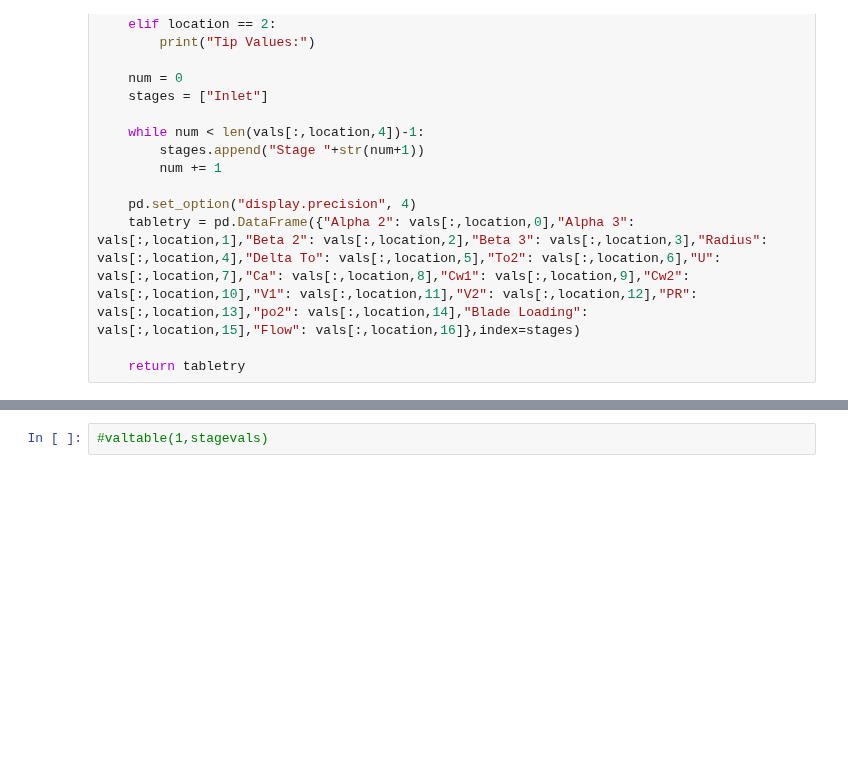
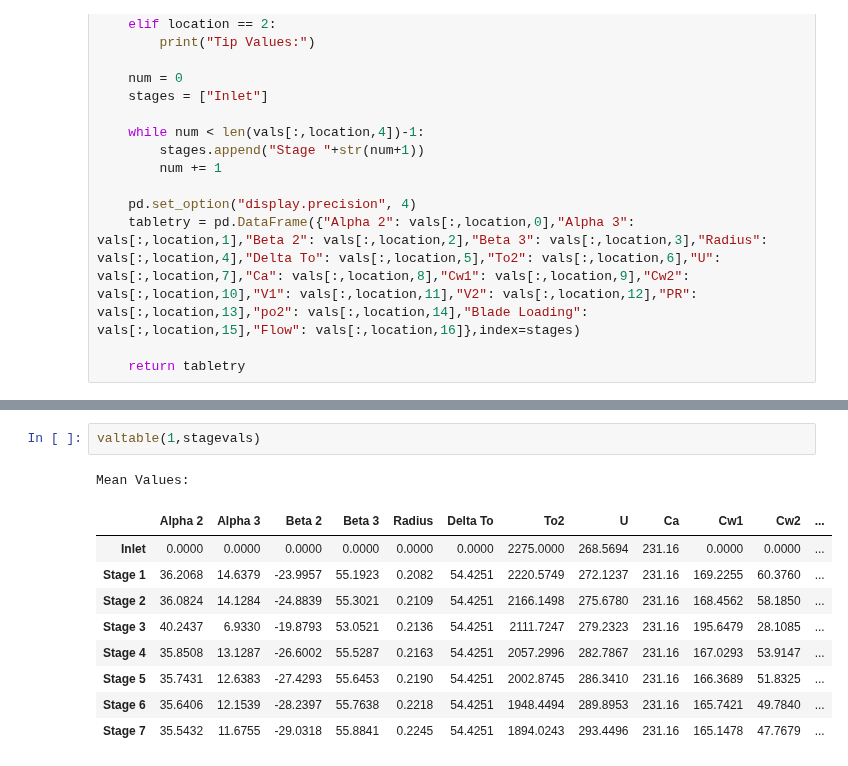
Before and after one commit to kavourbm/AEEM4063-Team15, a Jupyter notebook: Project 2/Turbine.ipynb, the cells around one changed output, grey strips where cells are left out. Saved outputs shown, nothing was run; the diff lists cells and outputs as text; blank space fills up the shorter version.

```diff
--- a/Project 2/Turbine.ipynb
+++ b/Project 2/Turbine.ipynb
@@ -324,3 +336,14 @@ def valtable(location,vals):
 # %%
-#valtable(1,stagevals)
+valtable(1,stagevals)
+# %% [output]
+Mean Values:
+|  | Alpha 2 | Alpha 3 | Beta 2 | Beta 3 | Radius | Delta To | To2 | U | Ca | Cw1 | Cw2 | ... |
+| Inlet | 0.0000 | 0.0000 | 0.0000 | 0.0000 | 0.0000 | 0.0000 | 2275.0000 | 268.5694 | 231.16 | 0.0000 | 0.0000 | ... |
+| Stage 1 | 36.2068 | 14.6379 | -23.9957 | 55.1923 | 0.2082 | 54.4251 | 2220.5749 | 272.1237 | 231.16 | 169.2255 | 60.3760 | ... |
+| Stage 2 | 36.0824 | 14.1284 | -24.8839 | 55.3021 | 0.2109 | 54.4251 | 2166.1498 | 275.6780 | 231.16 | 168.4562 | 58.1850 | ... |
+| Stage 3 | 40.2437 | 6.9330 | -19.8793 | 53.0521 | 0.2136 | 54.4251 | 2111.7247 | 279.2323 | 231.16 | 195.6479 | 28.1085 | ... |
+| Stage 4 | 35.8508 | 13.1287 | -26.6002 | 55.5287 | 0.2163 | 54.4251 | 2057.2996 | 282.7867 | 231.16 | 167.0293 | 53.9147 | ... |
+| Stage 5 | 35.7431 | 12.6383 | -27.4293 | 55.6453 | 0.2190 | 54.4251 | 2002.8745 | 286.3410 | 231.16 | 166.3689 | 51.8325 | ... |
+| Stage 6 | 35.6406 | 12.1539 | -28.2397 | 55.7638 | 0.2218 | 54.4251 | 1948.4494 | 289.8953 | 231.16 | 165.7421 | 49.7840 | ... |
+| Stage 7 | 35.5432 | 11.6755 | -29.0318 | 55.8841 | 0.2245 | 54.4251 | 1894.0243 | 293.4496 | 231.16 | 165.1478 | 47.7679 | ... |
 # %%
```
Also changed, not shown: parts of 18 cells of this notebook.
